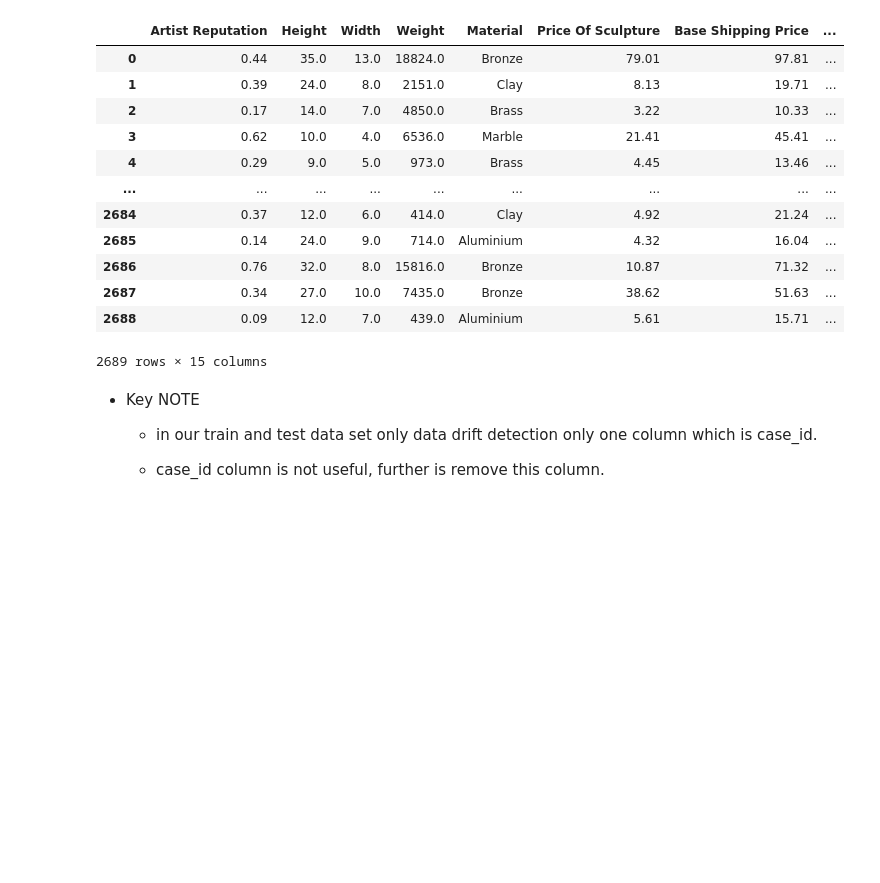
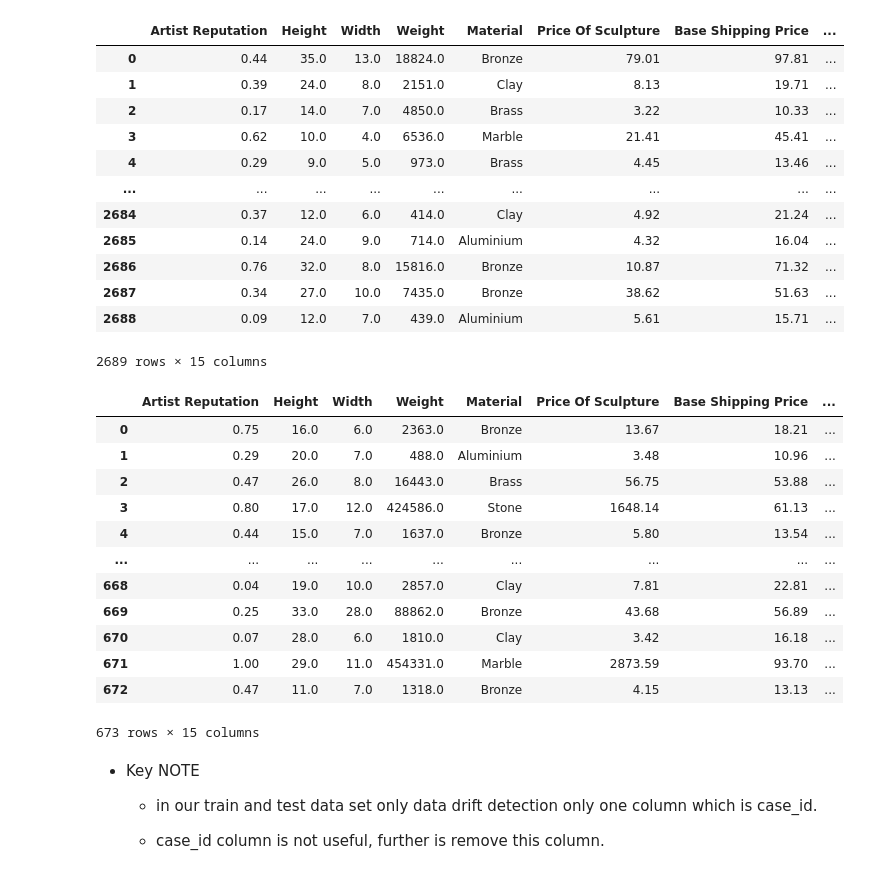
Before and after one commit to KzRaihan/shipment-price-predictor, a Jupyter notebook: notebooks/data_drift detection/1_evidently_data_drift_detection.ipynb, the cells around one changed output. Saved outputs shown, nothing was run; the diff lists cells and outputs as text; code cells hidden in the pictures; blank space fills up the shorter version.

```diff
--- a/notebooks/data_drift detection/1_evidently_data_drift_detection.ipynb
+++ b/notebooks/data_drift detection/1_evidently_data_drift_detection.ipynb
@@ -43,6 +43,22 @@ reference_data
 | 2687 | 0.34 | 27.0 | 10.0 | 7435.0 | Bronze | 38.62 | 51.63 | ... |
 | 2688 | 0.09 | 12.0 | 7.0 | 439.0 | Aluminium | 5.61 | 15.71 | ... |
 2689 rows × 15 columns
+# %%
+current_data
+# %% [output]
+|  | Artist Reputation | Height | Width | Weight | Material | Price Of Sculpture | Base Shipping Price | ... |
+| 0 | 0.75 | 16.0 | 6.0 | 2363.0 | Bronze | 13.67 | 18.21 | ... |
+| 1 | 0.29 | 20.0 | 7.0 | 488.0 | Aluminium | 3.48 | 10.96 | ... |
+| 2 | 0.47 | 26.0 | 8.0 | 16443.0 | Brass | 56.75 | 53.88 | ... |
+| 3 | 0.80 | 17.0 | 12.0 | 424586.0 | Stone | 1648.14 | 61.13 | ... |
+| 4 | 0.44 | 15.0 | 7.0 | 1637.0 | Bronze | 5.80 | 13.54 | ... |
+| ... | ... | ... | ... | ... | ... | ... | ... | ... |
+| 668 | 0.04 | 19.0 | 10.0 | 2857.0 | Clay | 7.81 | 22.81 | ... |
+| 669 | 0.25 | 33.0 | 28.0 | 88862.0 | Bronze | 43.68 | 56.89 | ... |
+| 670 | 0.07 | 28.0 | 6.0 | 1810.0 | Clay | 3.42 | 16.18 | ... |
+| 671 | 1.00 | 29.0 | 11.0 | 454331.0 | Marble | 2873.59 | 93.70 | ... |
+| 672 | 0.47 | 11.0 | 7.0 | 1318.0 | Bronze | 4.15 | 13.13 | ... |
+673 rows × 15 columns
 # %%
 data_drift_report = Report(
     metrics=[
```
